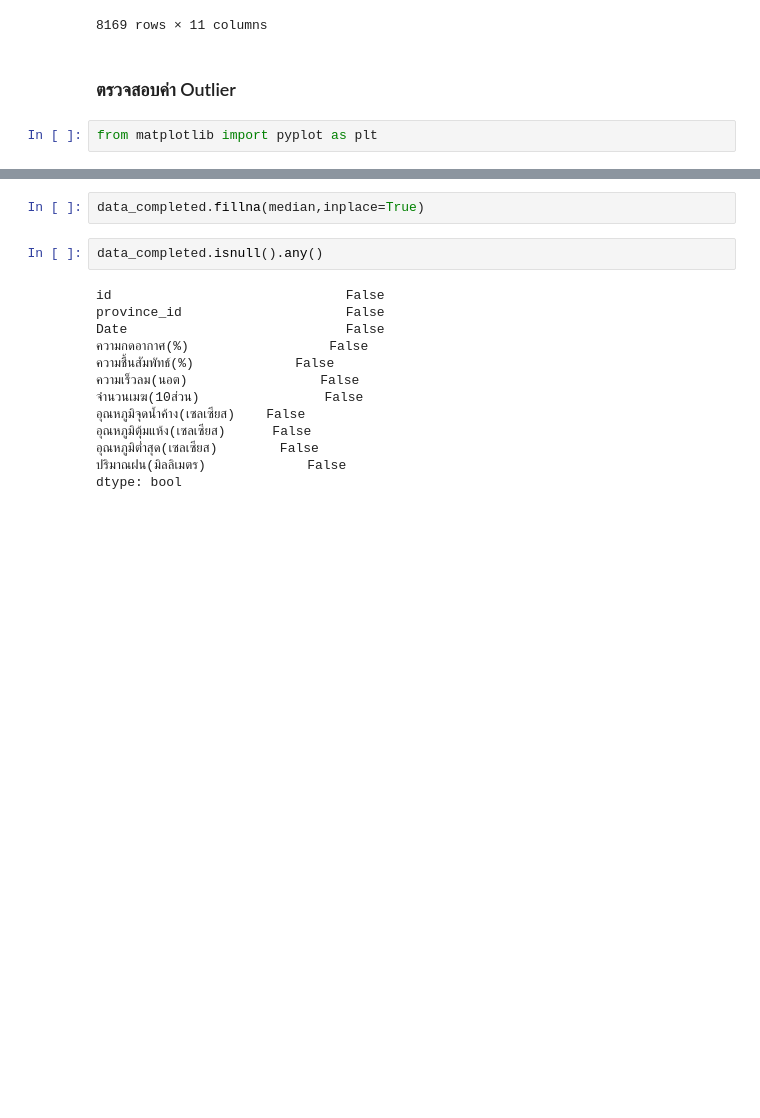
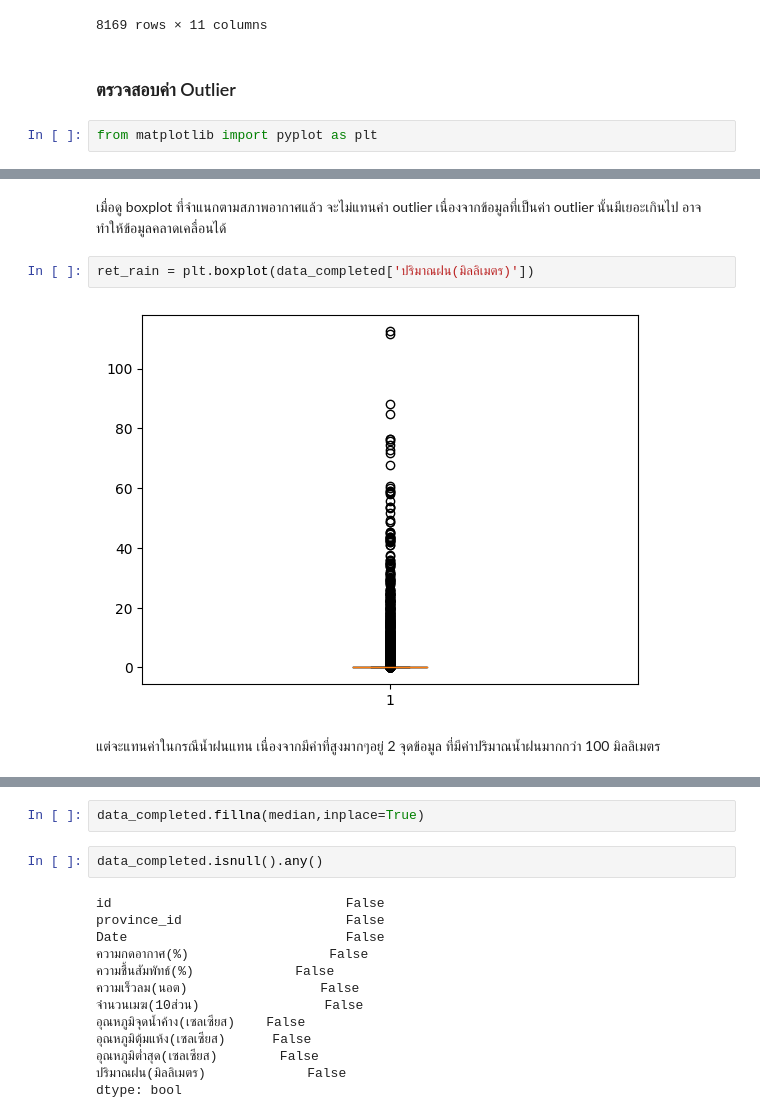
Before and after one commit to Tonry12/data_science_bootcamp_8_tonnaw, a Jupyter notebook: lo.ipynb, the cells around one changed output, grey strips where cells are left out. Saved outputs shown, nothing was run; the diff lists cells and outputs as text; blank space fills up the shorter version.

```diff
--- a/lo.ipynb
+++ b/lo.ipynb
@@ -1771,0 +1742,8 @@ out_press = data_completed[data_completed['ความกดอากาศ(%)'
+# %% [markdown]
+เมื่อดู boxplot ที่จำแนกตามสภาพอากาศแล้ว จะไม่แทนค่า outlier เนื่องจากข้อมูลที่เป็นค่า outlier นั้นมีเยอะเกินไป อาจทำให้ข้อมูลคลาดเคลื่อนได้
+# %%
+ret_rain = plt.boxplot(data_completed['ปริมาณฝน(มิลลิเมตร)'])
+# %% [output]
+[figure, added]
+# %% [markdown]
+แต่จะแทนค่าในกรณีน้ำฝนแทน เนื่องจากมีค่าที่สูงมากๆอยู่ 2 จุดข้อมูล ที่มีค่าปริมาณน้ำฝนมากกว่า 100 มิลลิเมตร
```
Also changed, not shown: parts of 41 cells of this notebook.
